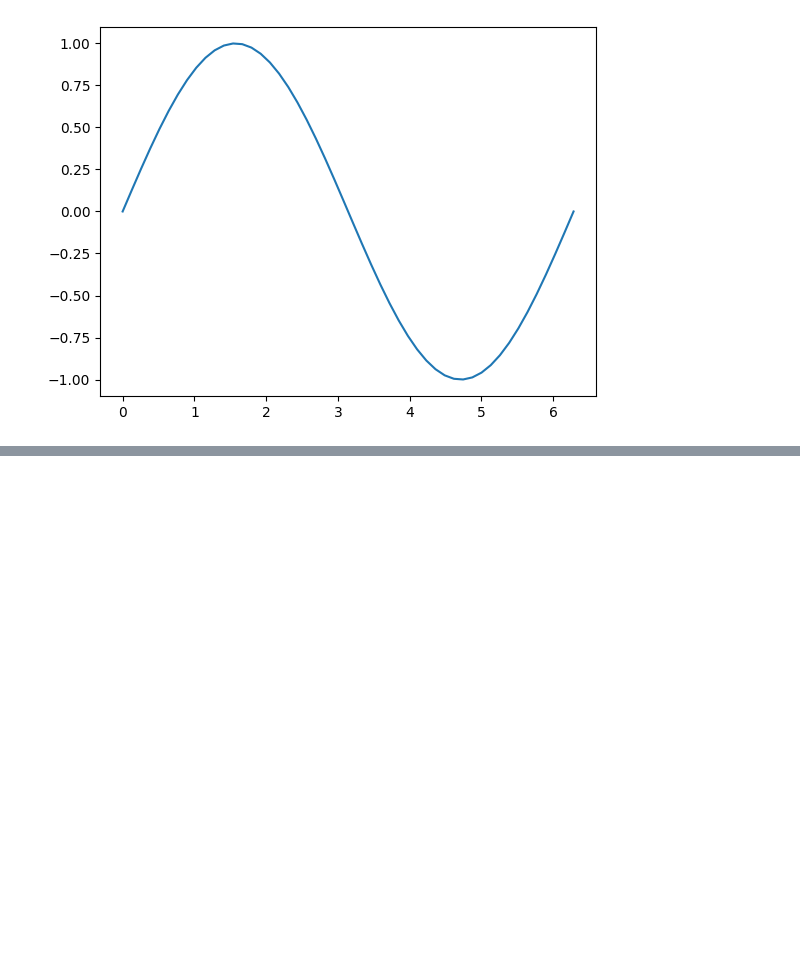
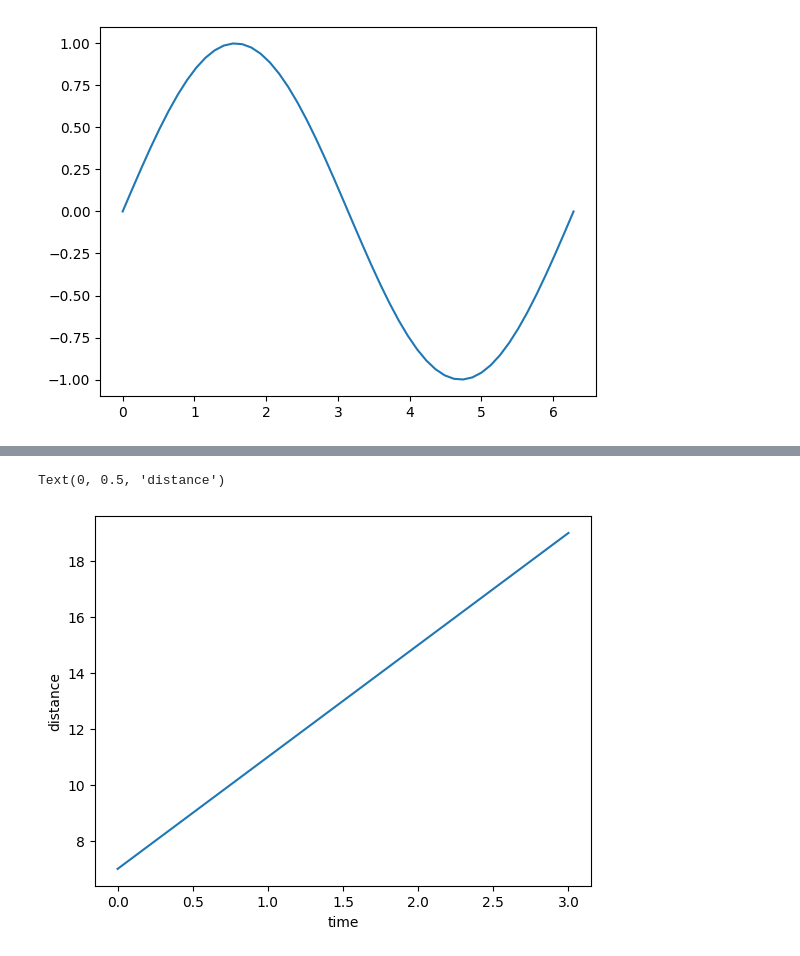
Before and after one commit to ankitmathur111/qriusankit, a Jupyter notebook: Yaksh_fossee/pre_ipynb.ipynb, the cells around one changed output, grey strips where cells are left out. Drawn from its saved outputs; the diff is of its cells as text; code cells hidden in the pictures; blank space fills up the shorter version.

Commit message:
Commit 4: Added Pendulum plotting and numpy array operations

```diff
--- a/Yaksh_fossee/pre_ipynb.ipynb
+++ b/Yaksh_fossee/pre_ipynb.ipynb
@@ -22,0 +25,11 @@ plt.ylim(-5*np.pi, 5*np.pi)
+# %%
+import numpy as np
+import matplotlib.pyplot as plt
+time=[0.,1.,2,3]
+distance=[7.,11,15,19]
+plt.plot(time,distance)
+plt.xlabel('time')
+plt.ylabel('distance')
+# %% [output]
+Text(0, 0.5, 'distance')
+[figure, added]
```
Also changed, not shown: parts of 37 cells of this notebook.
